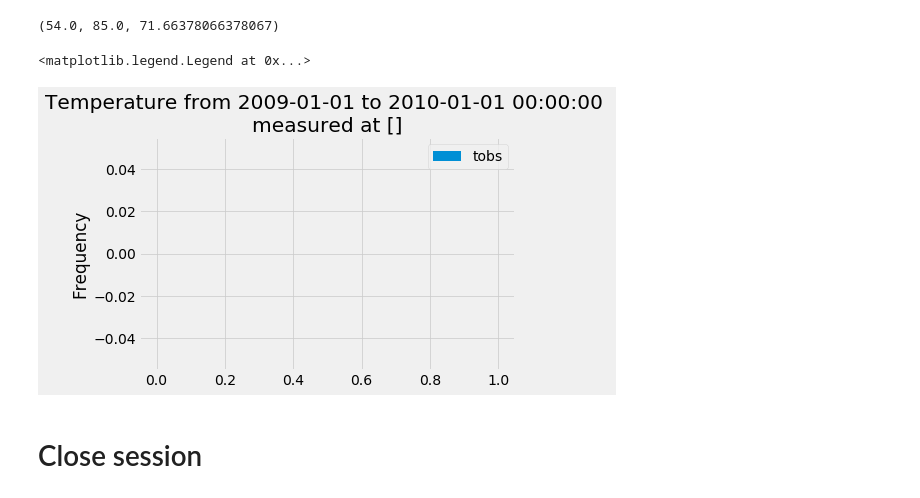
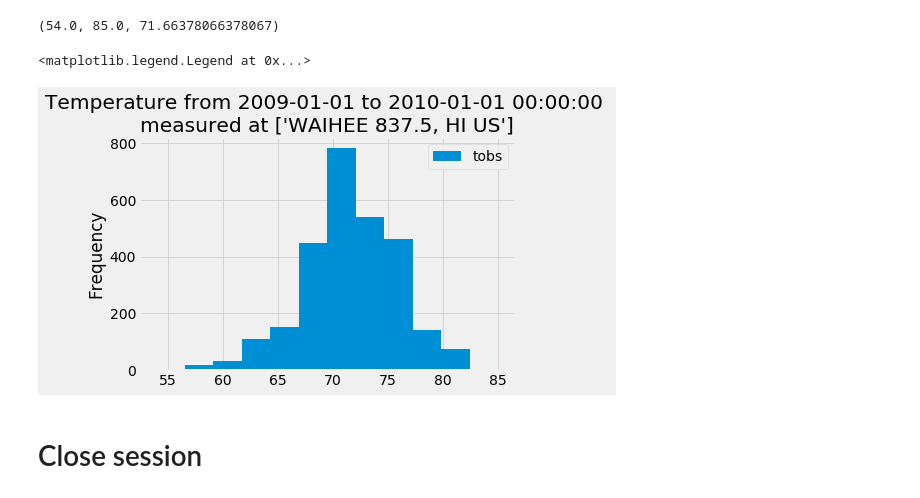
Before and after one commit to nadiaaldrich/sqlalchemy-challenge, a Jupyter notebook: climate_starter.ipynb, the cells around one changed output. Cells and saved outputs as stored; diff of their text form; code cells hidden in the pictures.

```diff
--- a/climate_starter.ipynb
+++ b/climate_starter.ipynb
@@ -154,26 +154,26 @@ mostactive
 # %%
 # Using the most active station id
 # Query the last 12 months of temperature observation data for this station and plot the results as a histogram
 queryresult = session.query(Measurement.tobs).\
     filter(Measurement.station == "USC00519281").\
     filter(Measurement.date >= querydate).all()
 temperatures = list(np.ravel(queryresult))
 
 sel = [Station.station,Station.name,Station.latitude,Station.longitude,Station.elevation]
 queryresult = session.query(*sel).all()
 stations_desc = pd.DataFrame(queryresult, columns=['Station','Name','Latitude','Longitude','Elevation'])
 
-stationname = stations_desc.loc[stations_desc["Station"] == mostactive[0],"Name"].tolist()
+stationname = stations_desc.loc[stations_desc["Station"] == "USC00519281","Name"].tolist()
 
 # n, bins, patches = plt.hist(temperatures, bins=12,alpha=0.7, rwidth=1.0,label='tobs')
 plt.hist(temperatures, bins=12,rwidth=1.0,label='tobs')
 plt.grid(axis='both', alpha=0.75)
 plt.ylabel('Frequency')
 plt.title(f"Temperature from {querydate} to {mostrecent} \nmeasured at {stationname}")
 plt.legend()
 # %% [output]
 <matplotlib.legend.Legend at 0x...>
-[figure, old version]
+[figure, new version]
 # %% [markdown]
 # Close session
 # %%
```
